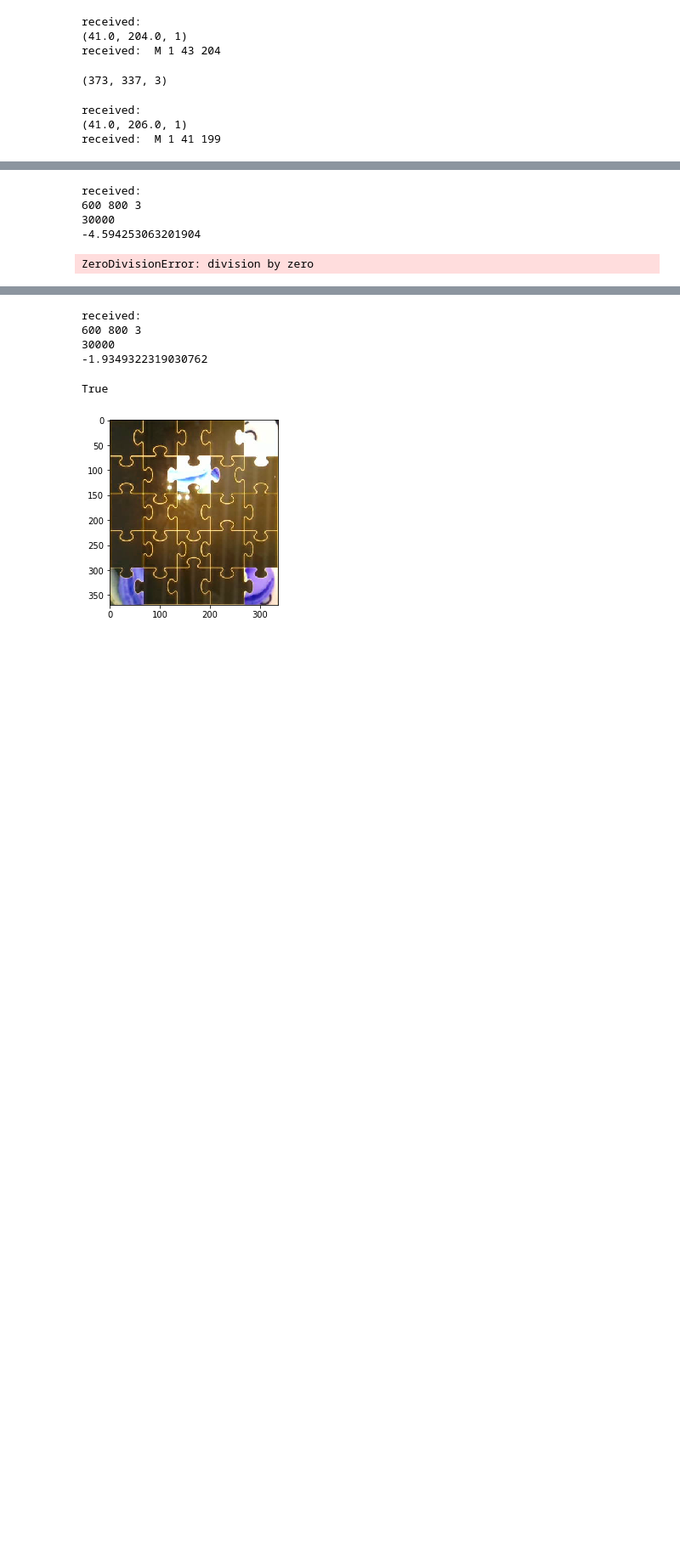
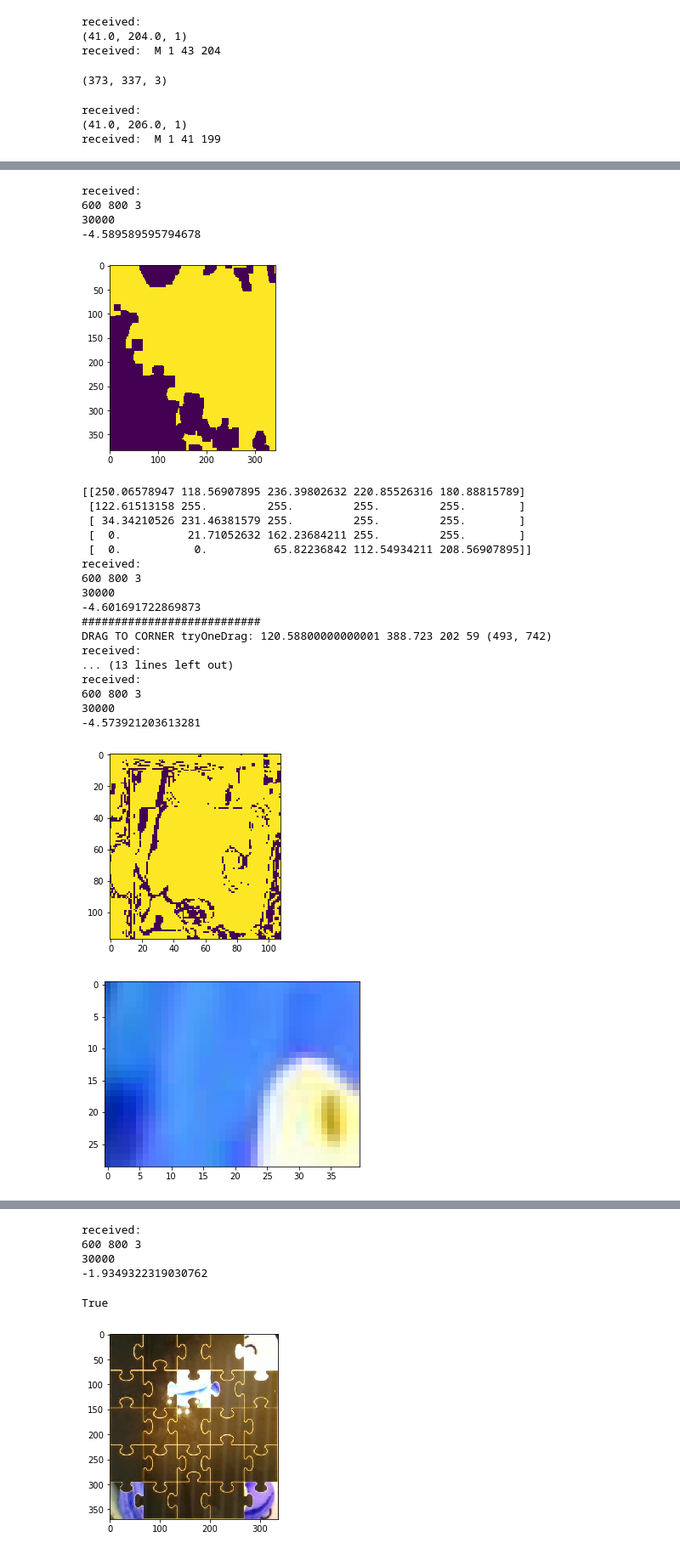
Before and after one commit to yangcyself/JagsawCambot, a Jupyter notebook: pyCyberCtl/Playgame.ipynb, the cells around one changed output, grey strips where cells are left out. Shown at 85% size. Drawn from its saved outputs; the diff is of its cells as text; code cells hidden in the pictures; blank space fills up the shorter version.

```diff
--- a/pyCyberCtl/Playgame.ipynb
+++ b/pyCyberCtl/Playgame.ipynb
@@ -507,12 +521,28 @@ TRIED: 1
-# %%
-def templateCenter(x,y):
-    """
-    input the corner of the template(corner calculated in play_one_step)
-    """
-    return x+20,y+30
-# %% [output]
-received:
-600 800 3
-30000
--4.594253063201904
-ZeroDivisionError: division by zero
+# %%
+for i in range(6):
+    playOneStep(ply)
+# %% [output]
+received:
+600 800 3
+30000
+-4.589589595794678
+[figure, added]
+[[250.06578947 118.56907895 236.39802632 220.85526316 180.88815789]
+ [122.61513158 255.         255.         255.         255.        ]
+ [ 34.34210526 231.46381579 255.         255.         255.        ]
+ [  0.          21.71052632 162.23684211 255.         255.        ]
+ [  0.           0.          65.82236842 112.54934211 208.56907895]]
+received:
+600 800 3
+30000
+-4.601691722869873
+###########################
+DRAG TO CORNER tryOneDrag: 120.58800000000001 388.723 202 59 (493, 742)
+received:
+... (13 lines left out)
+received:
+600 800 3
+30000
+-4.573921203613281
+[figure, added]
+[figure, added]
```
Also changed, not shown: parts of 11 cells of this notebook, 2 other files.
